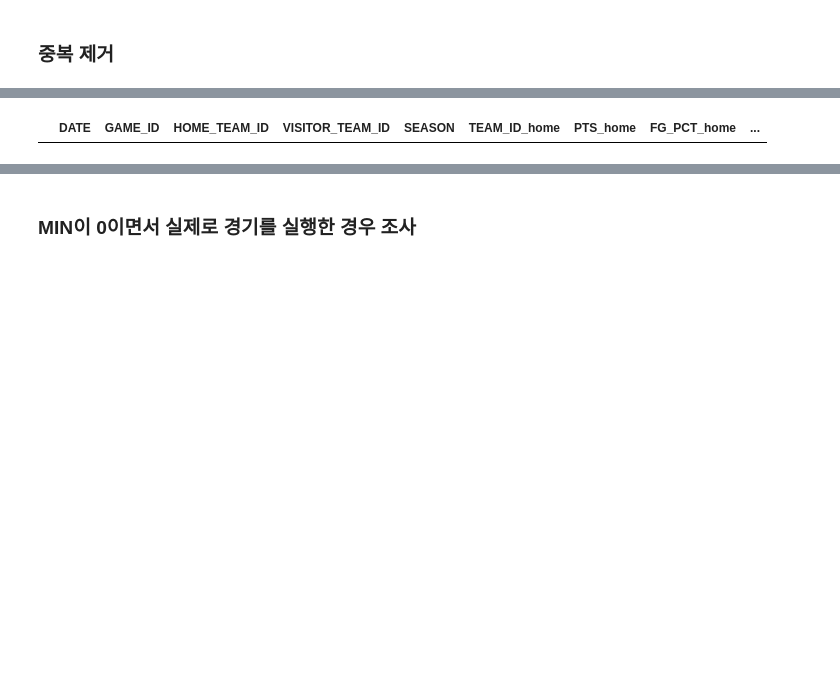
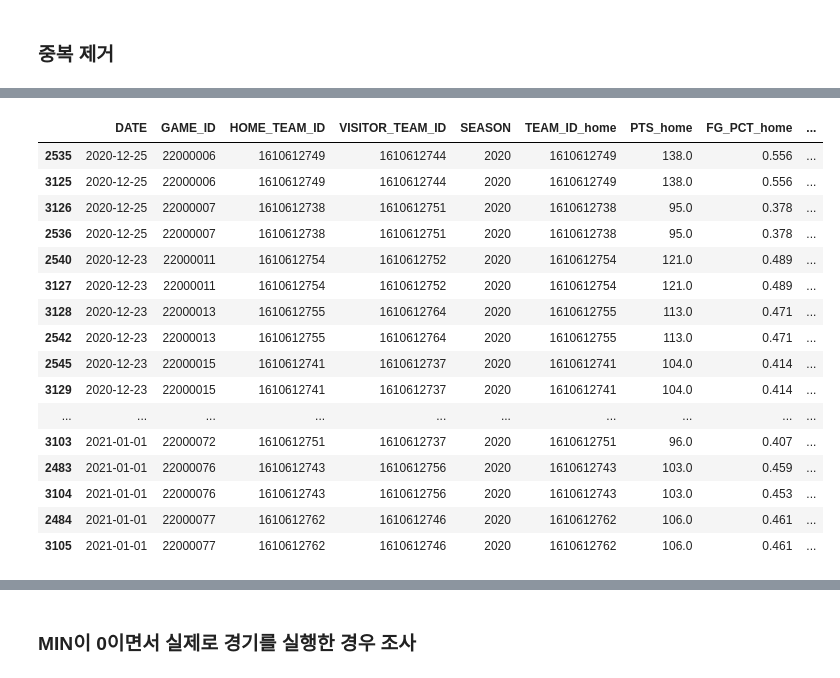
Before and after one commit to cye2020/Project1, a Jupyter notebook: src/preprocess.ipynb, the cells around one changed output, grey strips where cells are left out. Saved outputs shown, nothing was run; the diff lists cells and outputs as text; code cells hidden in the pictures; blank space fills up the shorter version.

```diff
--- a/src/preprocess.ipynb
+++ b/src/preprocess.ipynb
@@ -67,4 +67,5 @@ ranking.head(10)
 # %%
-season_2022_dates = games[games['SEASON'] == 2022]['GAME_DATE_EST'].tolist()
-season_2022_dates = set(season_2022_dates)
+seasons = [2019, 2020, 2021, 2022]
+season_dates = games[games['SEASON'].isin(seasons)]['GAME_DATE_EST'].tolist()
+season_dates = set(season_dates)
 # %%
@@ -73,8 +74,8 @@ games_details_season2022 = games_details_season2022[games_details_season2022['GA
 # %%
-games_season2022 = games[games['GAME_DATE_EST'].isin(season_2022_dates)].copy()
-ranking_season2022 = ranking[ranking['STANDINGSDATE'].isin(season_2022_dates)].copy()
+games_season = games[games['GAME_DATE_EST'].isin(season_dates)].copy()
+ranking_season = ranking[ranking['STANDINGSDATE'].isin(season_dates)].copy()
 # %%
-games_details_season2022.rename(columns={'GAME_DATE_EST': 'DATE'}, inplace=True)
-games_season2022.rename(columns={'GAME_DATE_EST': 'DATE'}, inplace=True)
-ranking_season2022.rename(columns={'STANDINGSDATE': 'DATE'}, inplace=True)
+games_details_season.rename(columns={'GAME_DATE_EST': 'DATE'}, inplace=True)
+games_season.rename(columns={'GAME_DATE_EST': 'DATE'}, inplace=True)
+ranking_season.rename(columns={'STANDINGSDATE': 'DATE'}, inplace=True)
 # %%
@@ -107,4 +121,20 @@ games_details_season2022[games_details_season2022.duplicated(subset=['GAME_ID',
 # %%
-games_season2022[games_season2022.duplicated(subset=['GAME_ID'])]
+games_season[games_season.duplicated(subset=['GAME_ID'], keep=False)].sort_values('GAME_ID')
 # %% [output]
 |  | DATE | GAME_ID | HOME_TEAM_ID | VISITOR_TEAM_ID | SEASON | TEAM_ID_home | PTS_home | FG_PCT_home | ... |
+| 2535 | 2020-12-25 | 22000006 | 1610612749 | 1610612744 | 2020 | 1610612749 | 138.0 | 0.556 | ... |
+| 3125 | 2020-12-25 | 22000006 | 1610612749 | 1610612744 | 2020 | 1610612749 | 138.0 | 0.556 | ... |
+| 3126 | 2020-12-25 | 22000007 | 1610612738 | 1610612751 | 2020 | 1610612738 | 95.0 | 0.378 | ... |
+| 2536 | 2020-12-25 | 22000007 | 1610612738 | 1610612751 | 2020 | 1610612738 | 95.0 | 0.378 | ... |
+| 2540 | 2020-12-23 | 22000011 | 1610612754 | 1610612752 | 2020 | 1610612754 | 121.0 | 0.489 | ... |
+| 3127 | 2020-12-23 | 22000011 | 1610612754 | 1610612752 | 2020 | 1610612754 | 121.0 | 0.489 | ... |
+| 3128 | 2020-12-23 | 22000013 | 1610612755 | 1610612764 | 2020 | 1610612755 | 113.0 | 0.471 | ... |
+| 2542 | 2020-12-23 | 22000013 | 1610612755 | 1610612764 | 2020 | 1610612755 | 113.0 | 0.471 | ... |
+| 2545 | 2020-12-23 | 22000015 | 1610612741 | 1610612737 | 2020 | 1610612741 | 104.0 | 0.414 | ... |
+| 3129 | 2020-12-23 | 22000015 | 1610612741 | 1610612737 | 2020 | 1610612741 | 104.0 | 0.414 | ... |
+| ... | ... | ... | ... | ... | ... | ... | ... | ... | ... |
+| 3103 | 2021-01-01 | 22000072 | 1610612751 | 1610612737 | 2020 | 1610612751 | 96.0 | 0.407 | ... |
+| 2483 | 2021-01-01 | 22000076 | 1610612743 | 1610612756 | 2020 | 1610612743 | 103.0 | 0.459 | ... |
+| 3104 | 2021-01-01 | 22000076 | 1610612743 | 1610612756 | 2020 | 1610612743 | 103.0 | 0.453 | ... |
+| 2484 | 2021-01-01 | 22000077 | 1610612762 | 1610612746 | 2020 | 1610612762 | 106.0 | 0.461 | ... |
+| 3105 | 2021-01-01 | 22000077 | 1610612762 | 1610612746 | 2020 | 1610612762 | 106.0 | 0.461 | ... |
```
Also changed, not shown: parts of 76 cells of this notebook, 6 other files.
